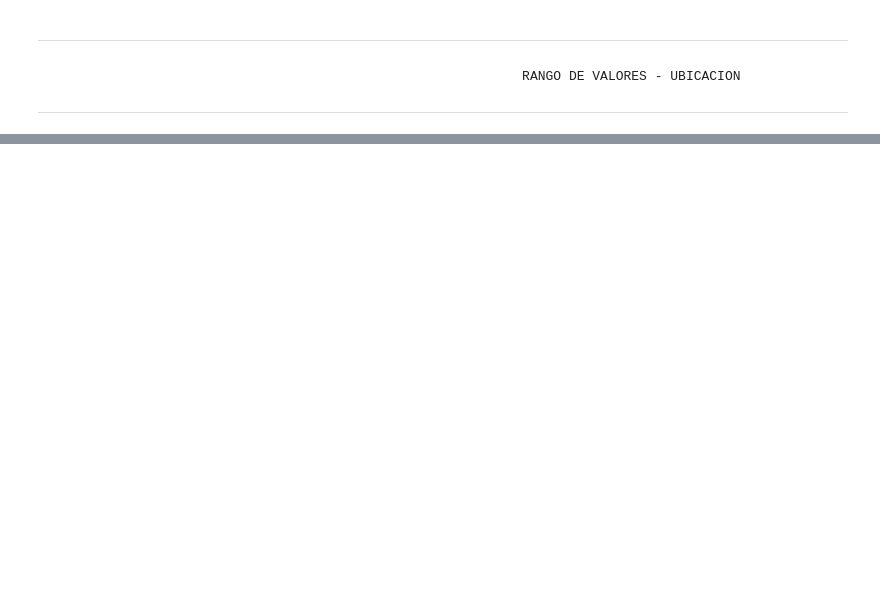
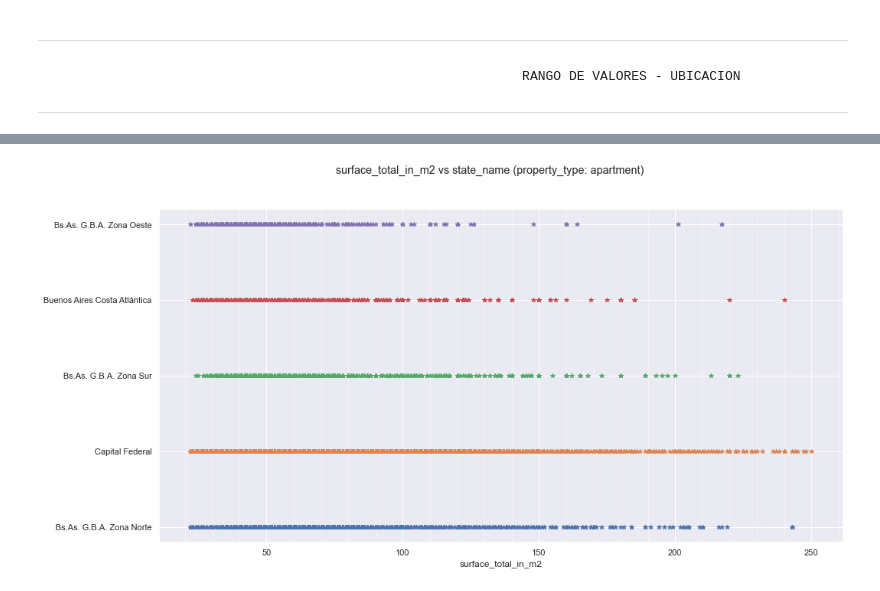
Before and after one commit to grupo4dhds/grupo4_git, a Jupyter notebook: workshop2_G4_main.ipynb, the cells around one changed output, grey strips where cells are left out. Cells and saved outputs as stored; diff of their text form; code cells hidden in the pictures; blank space fills up the shorter version.

```diff
--- a/workshop2_G4_main.ipynb
+++ b/workshop2_G4_main.ipynb
@@ -1203,0 +1150,19 @@ plt.legend();
+# %%
+seccion = 'property_type'
+tipo = 'apartment'
+mask = data[seccion].isin([tipo])
+x = 'surface_total_in_m2'
+y = 'state_name'
+
+fig = plt.figure(figsize = (16,8))
+fig.suptitle(f'{x} vs {y} ({seccion}: {tipo})')
+ax = plt.axes()
+
+set_check = set(list(data[y]))
+for elemento in set_check:
+    ax.plot(data.loc[(data[seccion]==tipo)&(data[y]==elemento), x], data.loc[(data[seccion]==tipo)&(data[y]==elemento),y] , mark)
+    ax.minorticks_on()
+    ax.grid(which='minor', axis='x', lw=1, alpha=0.4)
+ax.set(xlabel = x);
+# %% [output]
+[figure, added]
```
Also changed, not shown: parts of 32 cells of this notebook.
